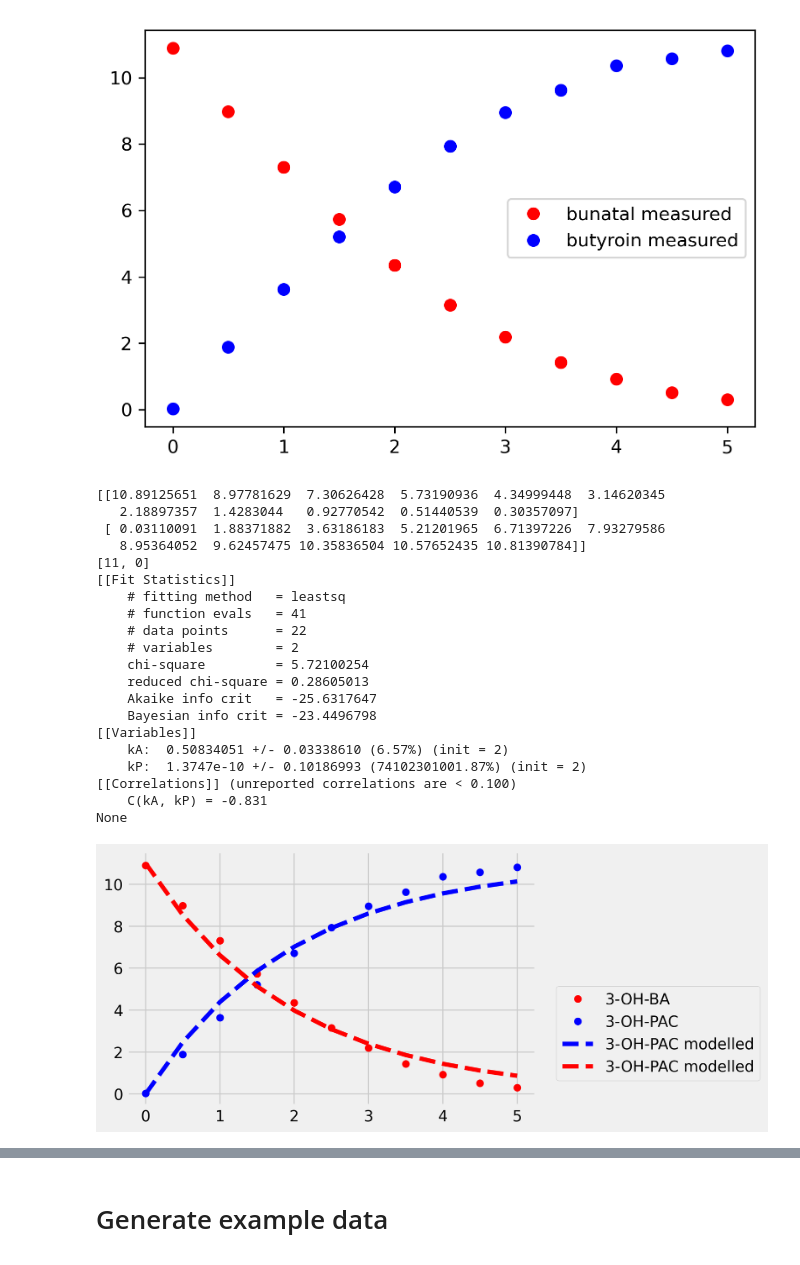
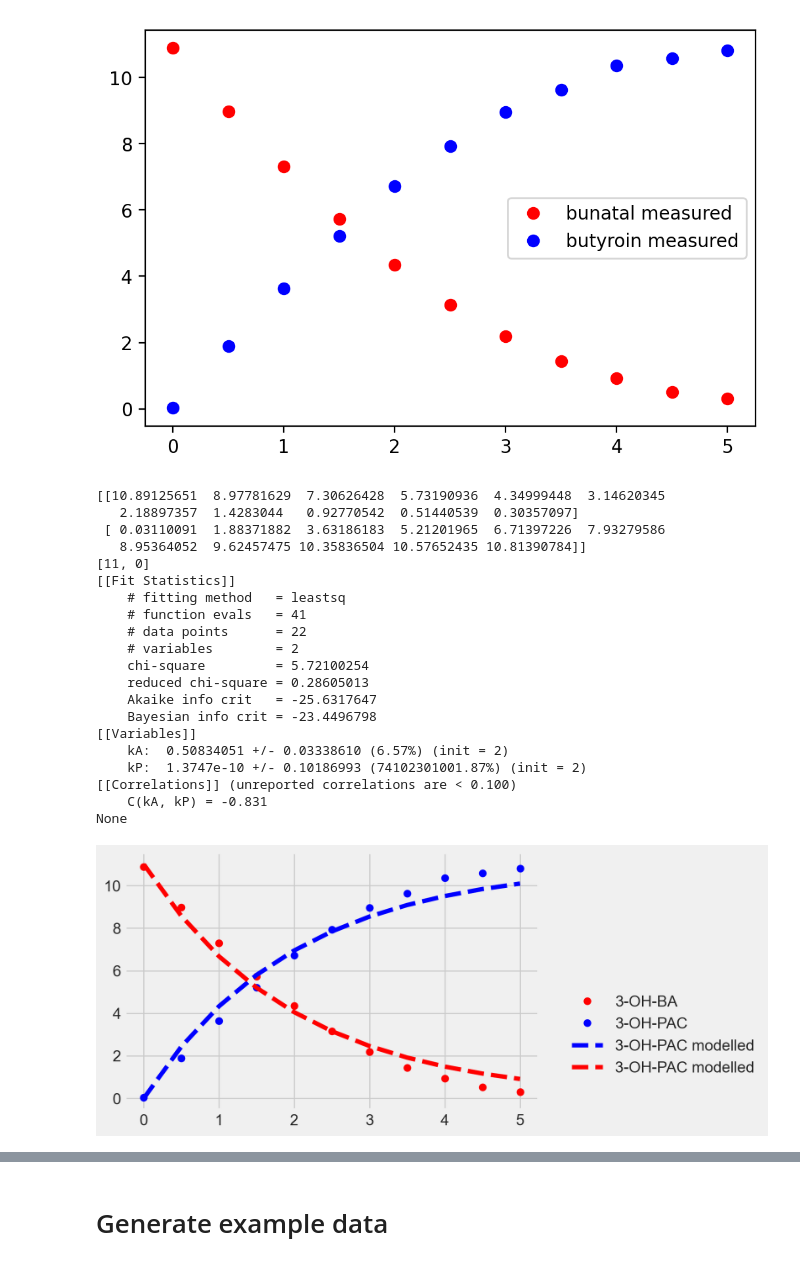
Before and after one commit to BioCatHub/wt_modeling, a Jupyter notebook: Drafts/pymc3/dataset_dominic.ipynb, the cells around one changed output, grey strips where cells are left out. Saved outputs shown, nothing was run; the diff lists cells and outputs as text; code cells hidden in the pictures.

```diff
--- a/Drafts/pymc3/dataset_dominic.ipynb
+++ b/Drafts/pymc3/dataset_dominic.ipynb
@@ -6,7 +6,7 @@ import numpy as np
 import lmfit
 
 df = pd.read_excel(r"Full Conversion Approach.xlsx", sheet_name = "10mL_viualisation")
-plt.rcParams["figure.dpi"] = 300
+plt.rcParams["figure.dpi"] = 200
 print(df.head())
 print(df.columns)
 
@@ -58,7 +58,6 @@ data_list = [substrate_before_feed,product_before_feed]
 data = np.array(data_list)
 
 print(data)
-
 
 y0_array = [11, 0]
 print(y0_array)
@@ -84,7 +83,8 @@ def dglsys(init_cond_array, t, kA, kP):
 
 
 
-sol = odeint(dglsys, y0_array, time_before_feed, args=(0.50834051, 0.000000000137))
+#sol = odeint(dglsys, y0_array, time_before_feed, args=(0.50834051, 0.000000000137))
+sol = odeint(dglsys, y0_array, time_before_feed, args=(0.5, 0.00005))
 
 
 
@@ -113,31 +113,31 @@ ax.plot(time_before_feed, substrate_before_feed, label="3-OH-BA", color="red", l
 ax.plot(time_before_feed, product_before_feed, label="3-OH-PAC", color="blue", linestyle="", marker="o")
 
 ax.plot(time_before_feed, sol[:,1], label="3-OH-PAC modelled", linestyle="--", color="blue")
 ax.plot(time_before_feed, sol[:,0], label="3-OH-PAC modelled", linestyle="--", color="red")
 
 
 ax.legend(loc=9, bbox_to_anchor=(1.3,0.5))
 plt.savefig("testfig.svg", format="svg")
 plt.show()
 # %% [output]
 [[10.89125651  8.97781629  7.30626428  5.73190936  4.34999448  3.14620345
    2.18897357  1.4283044   0.92770542  0.51440539  0.30357097]
  [ 0.03110091  1.88371882  3.63186183  5.21201965  6.71397226  7.93279586
    8.95364052  9.62457475 10.35836504 10.57652435 10.81390784]]
 [11, 0]
 [[Fit Statistics]]
     # fitting method   = leastsq
     # function evals   = 41
     # data points      = 22
     # variables        = 2
     chi-square         = 5.72100254
     reduced chi-square = 0.28605013
     Akaike info crit   = -25.6317647
     Bayesian info crit = -23.4496798
 [[Variables]]
     kA:  0.50834051 +/- 0.03338610 (6.57%) (init = 2)
     kP:  1.3747e-10 +/- 0.10186993 (74102301001.87%) (init = 2)
 [[Correlations]] (unreported correlations are < 0.100)
     C(kA, kP) = -0.831
 None
-[figure, old version]
+[figure, new version]
```
Also changed, not shown: parts of 14 cells of this notebook, 2 other files.
